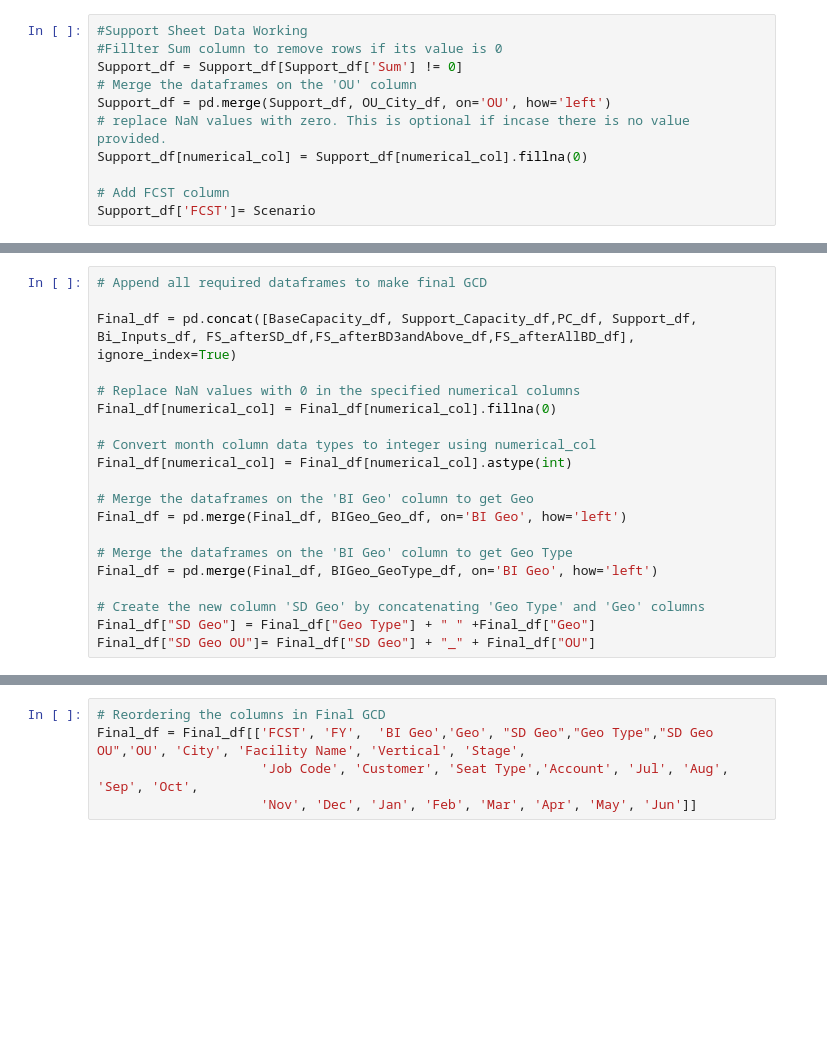
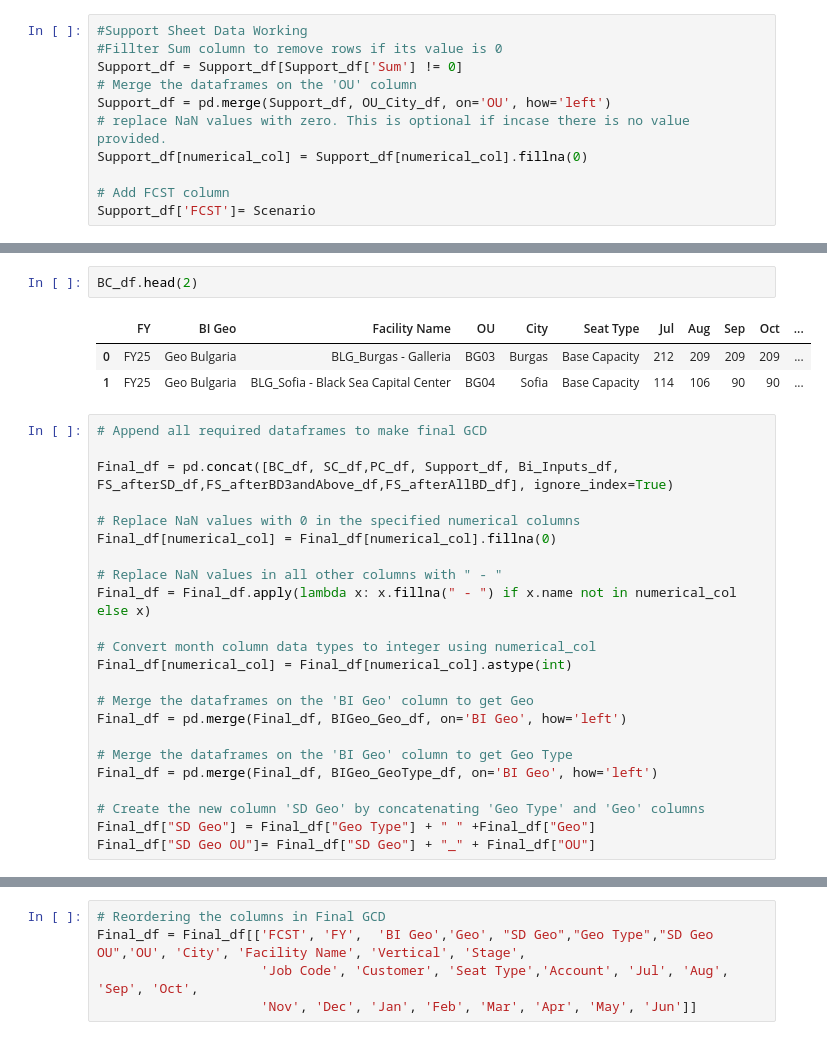
Before and after one commit to FameZeeshan/Advanced-GCD, a Jupyter notebook: main.ipynb, the cells around one changed output, grey strips where cells are left out. Cells and saved outputs as stored; diff of their text form; blank space fills up the shorter version.

```diff
--- a/main.ipynb
+++ b/main.ipynb
@@ -314,10 +407,19 @@ PC_df
+# %%
+BC_df.head(2)
+# %% [output]
+|  | FY | BI Geo | Facility Name | OU | City | Seat Type | Jul | Aug | Sep | Oct | ... |
+| 0 | FY25 | Geo Bulgaria | BLG_Burgas - Galleria | BG03 | Burgas | Base Capacity | 212 | 209 | 209 | 209 | ... |
+| 1 | FY25 | Geo Bulgaria | BLG_Sofia - Black Sea Capital Center | BG04 | Sofia | Base Capacity | 114 | 106 | 90 | 90 | ... |
 # %%
 # Append all required dataframes to make final GCD
 
-Final_df = pd.concat([BaseCapacity_df, Support_Capacity_df,PC_df, Support_df, Bi_Inputs_df, FS_afterSD_df,FS_afterBD3andAbove_df,FS_afterAllBD_df], ignore_index=True)
+Final_df = pd.concat([BC_df, SC_df,PC_df, Support_df, Bi_Inputs_df, FS_afterSD_df,FS_afterBD3andAbove_df,FS_afterAllBD_df], ignore_index=True)
 
 # Replace NaN values with 0 in the specified numerical columns
 Final_df[numerical_col] = Final_df[numerical_col].fillna(0)
+
+# Replace NaN values in all other columns with " - "
+Final_df = Final_df.apply(lambda x: x.fillna(" - ") if x.name not in numerical_col else x)
 
 # Convert month column data types to integer using numerical_col
 Final_df[numerical_col] = Final_df[numerical_col].astype(int)
```
Also changed, not shown: parts of 19 cells of this notebook, 4 other files.
